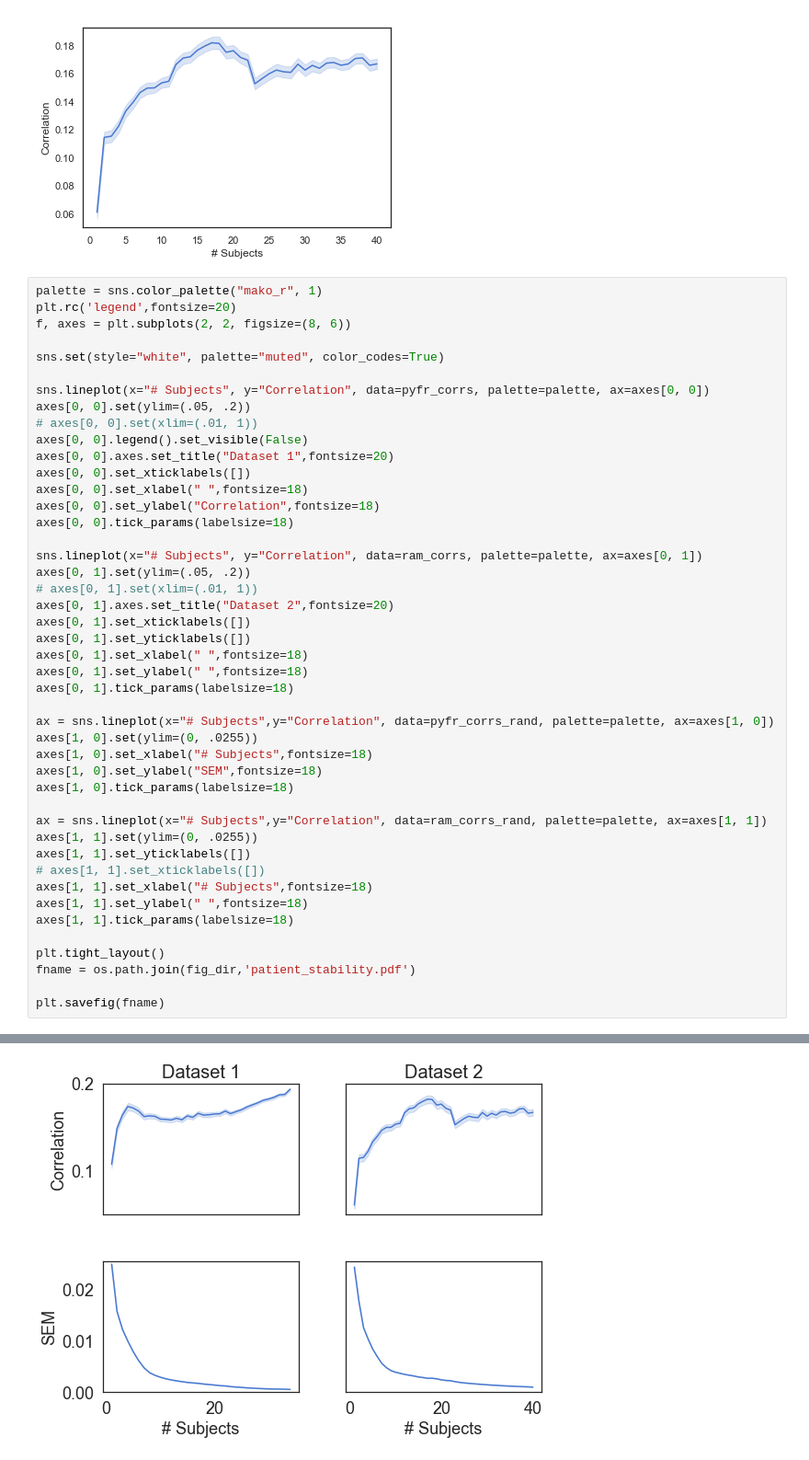
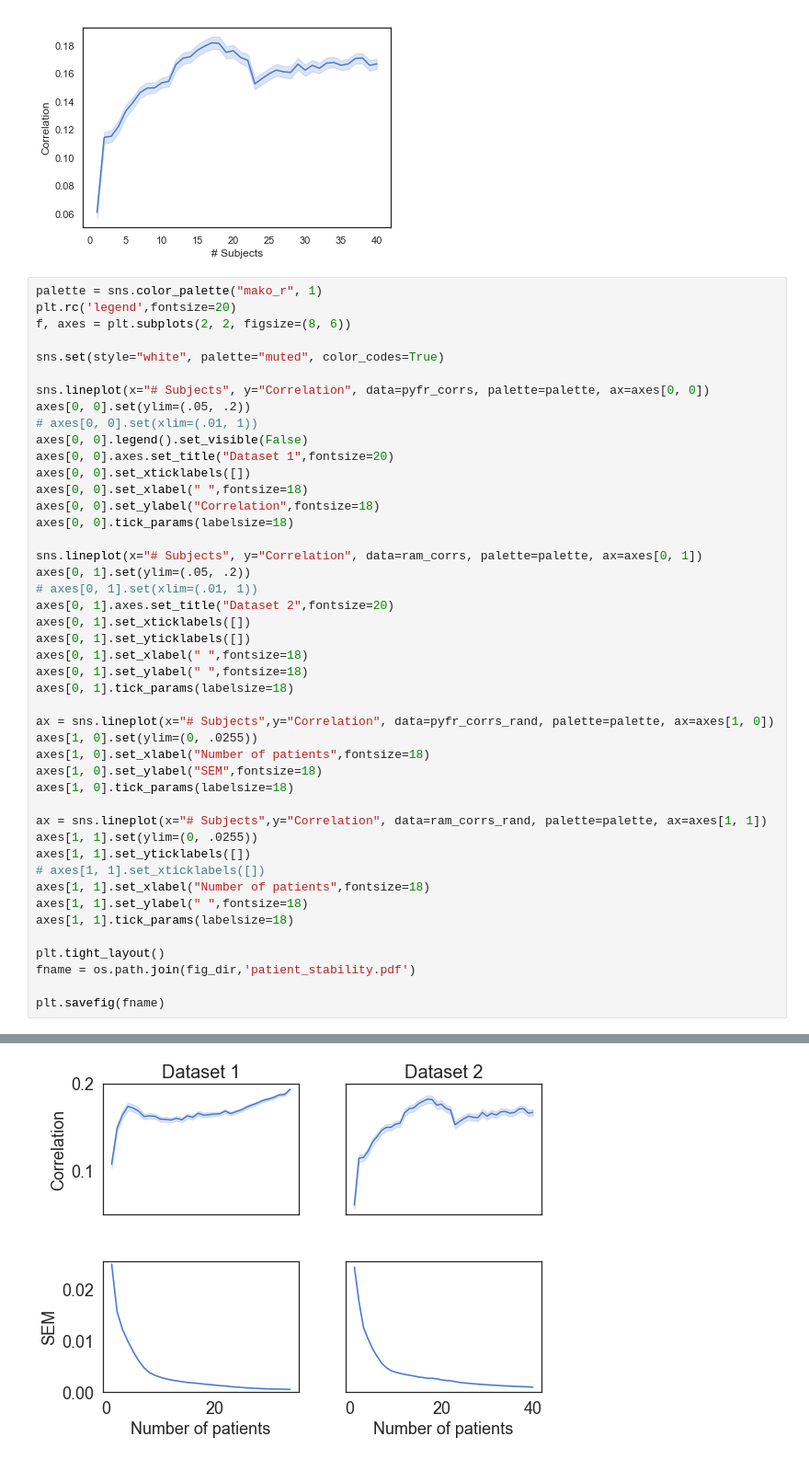
Before and after one commit to ContextLab/supereeg_paper, a Jupyter notebook: code/notebooks/stability.ipynb, the cells around one changed output, grey strips where cells are left out. Shown: that part at 92% size. Cells and saved outputs as stored; diff of their text form.

```diff
--- a/code/notebooks/stability.ipynb
+++ b/code/notebooks/stability.ipynb
@@ -380,33 +380,33 @@ axes[0, 0].set_ylabel("Correlation",fontsize=18)
 axes[0, 0].tick_params(labelsize=18)
 
 sns.lineplot(x="# Subjects", y="Correlation", data=ram_corrs, palette=palette, ax=axes[0, 1])
 axes[0, 1].set(ylim=(.05, .2))
 # axes[0, 1].set(xlim=(.01, 1))
 axes[0, 1].axes.set_title("Dataset 2",fontsize=20)
 axes[0, 1].set_xticklabels([])
 axes[0, 1].set_yticklabels([])
 axes[0, 1].set_xlabel(" ",fontsize=18)
 axes[0, 1].set_ylabel(" ",fontsize=18)
 axes[0, 1].tick_params(labelsize=18)
 
 ax = sns.lineplot(x="# Subjects",y="Correlation", data=pyfr_corrs_rand, palette=palette, ax=axes[1, 0])
 axes[1, 0].set(ylim=(0, .0255))
-axes[1, 0].set_xlabel("# Subjects",fontsize=18)
+axes[1, 0].set_xlabel("Number of patients",fontsize=18)
 axes[1, 0].set_ylabel("SEM",fontsize=18)
 axes[1, 0].tick_params(labelsize=18)
 
 ax = sns.lineplot(x="# Subjects",y="Correlation", data=ram_corrs_rand, palette=palette, ax=axes[1, 1])
 axes[1, 1].set(ylim=(0, .0255))
 axes[1, 1].set_yticklabels([])
 # axes[1, 1].set_xticklabels([])
-axes[1, 1].set_xlabel("# Subjects",fontsize=18)
+axes[1, 1].set_xlabel("Number of patients",fontsize=18)
 axes[1, 1].set_ylabel(" ",fontsize=18)
 axes[1, 1].tick_params(labelsize=18)
 
 plt.tight_layout()
 fname = os.path.join(fig_dir,'patient_stability.pdf')
 
 plt.savefig(fname)
 # %% [output]
 No handles with labels found to put in legend.
-[figure, old version]
+[figure, new version]
```
Also changed, not shown: 17 other files.
